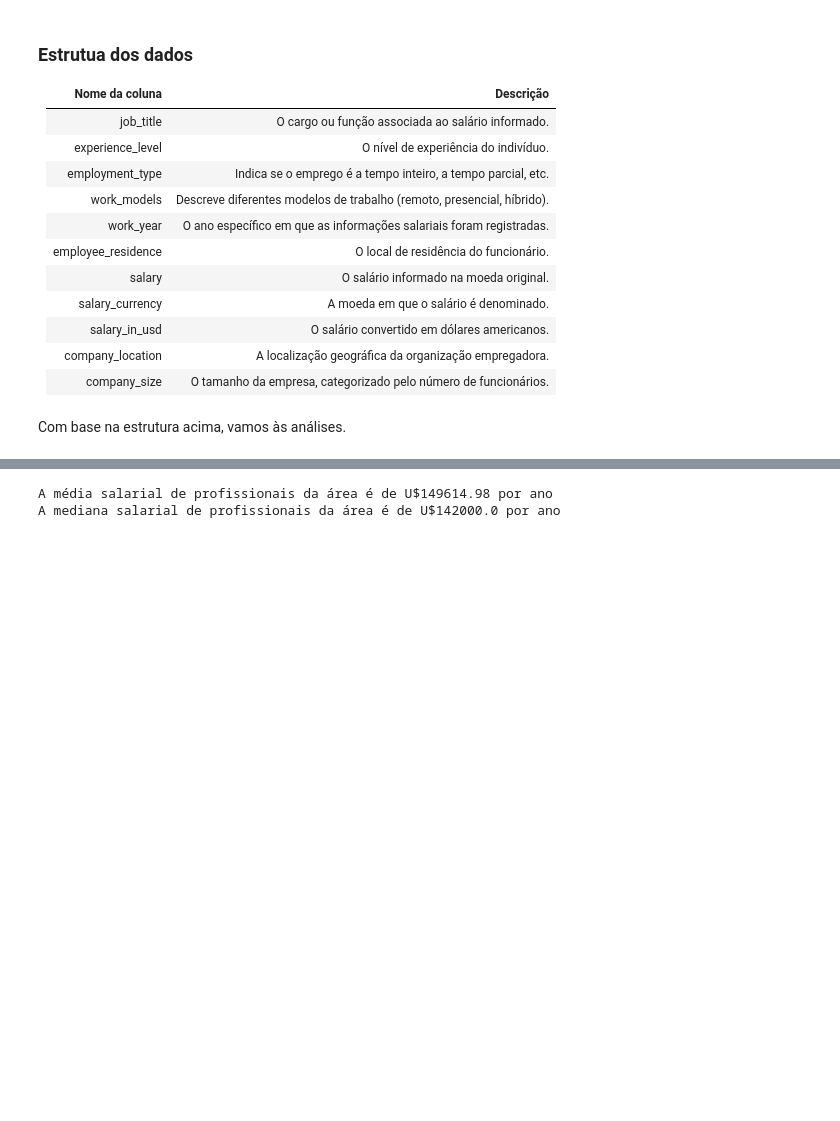
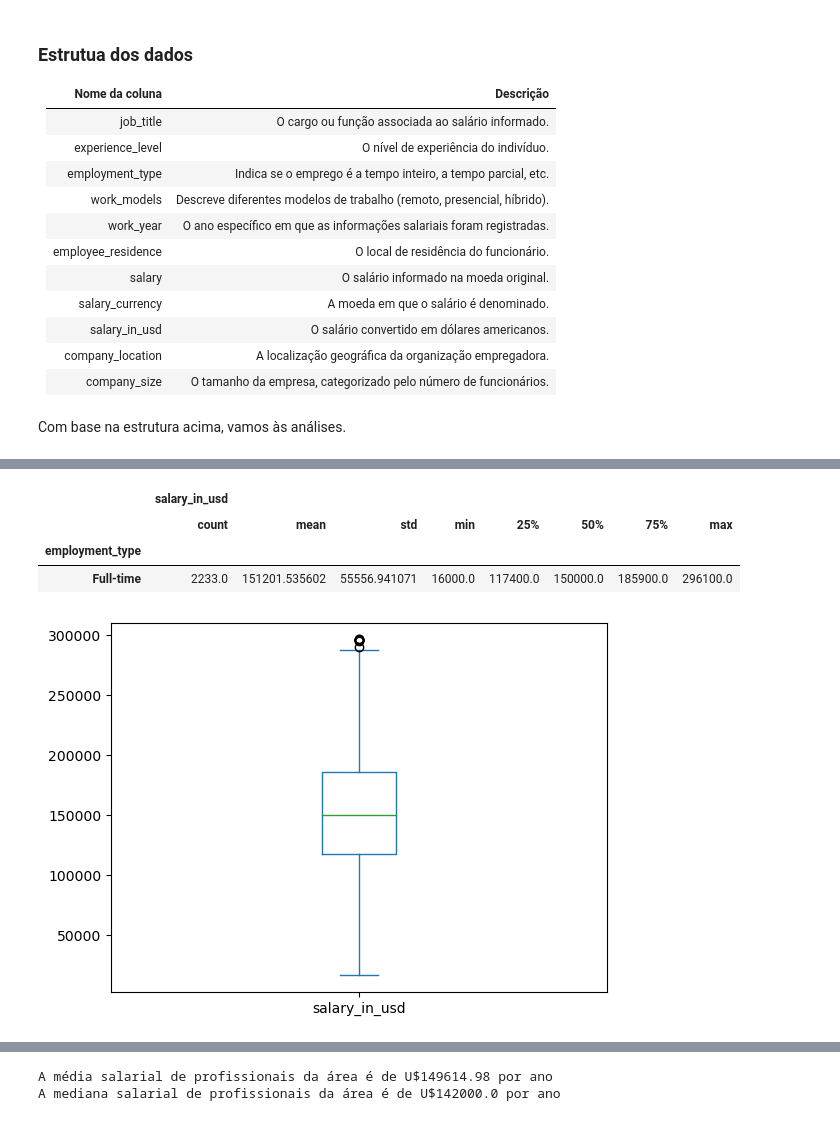
Before and after one commit to orafaelvinicius/Ada_tech, a Jupyter notebook: Tecnicas de programação I/Pasta Geral/Projeto/Projeto.ipynb, the cells around one changed output, grey strips where cells are left out. Cells and saved outputs as stored; diff of their text form; code cells hidden in the pictures; blank space fills up the shorter version.

```diff
--- a/Tecnicas de programação I/Pasta Geral/Projeto/Projeto.ipynb
+++ b/Tecnicas de programação I/Pasta Geral/Projeto/Projeto.ipynb
@@ -104,0 +246,13 @@ Com base na estrutura acima, vamos às análises.
+# %%
+df_full_data.groupby('employment_type')[['salary_in_usd']].describe()
+# %% [output]
+|  | salary_in_usd |  |  |  |  |  |  |  |
+|  | count | mean | std | min | 25% | 50% | 75% | max |
+| employment_type |  |  |  |  |  |  |  |  |
+| Full-time | 2233.0 | 151201.535602 | 55556.941071 | 16000.0 | 117400.0 | 150000.0 | 185900.0 | 296100.0 |
+# %%
+# Agora temos o boxplot com os dados ajustados
+
+df_full_data[['salary_in_usd']].plot(kind='box');
+# %% [output]
+[figure, added]
```
Also changed, not shown: parts of 25 cells of this notebook, 3 other files.
